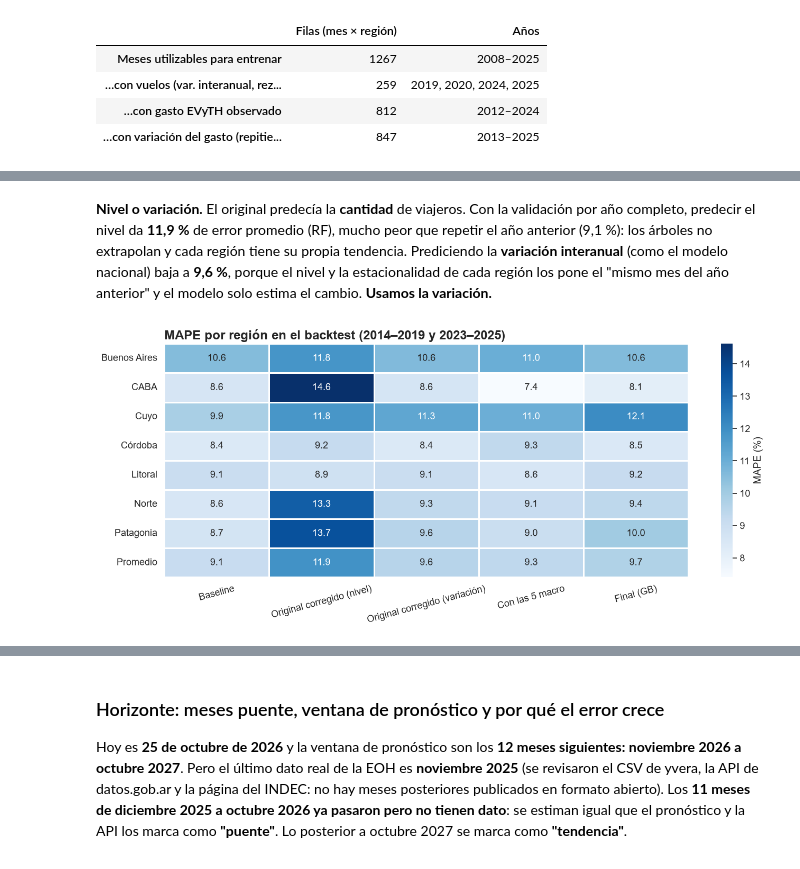
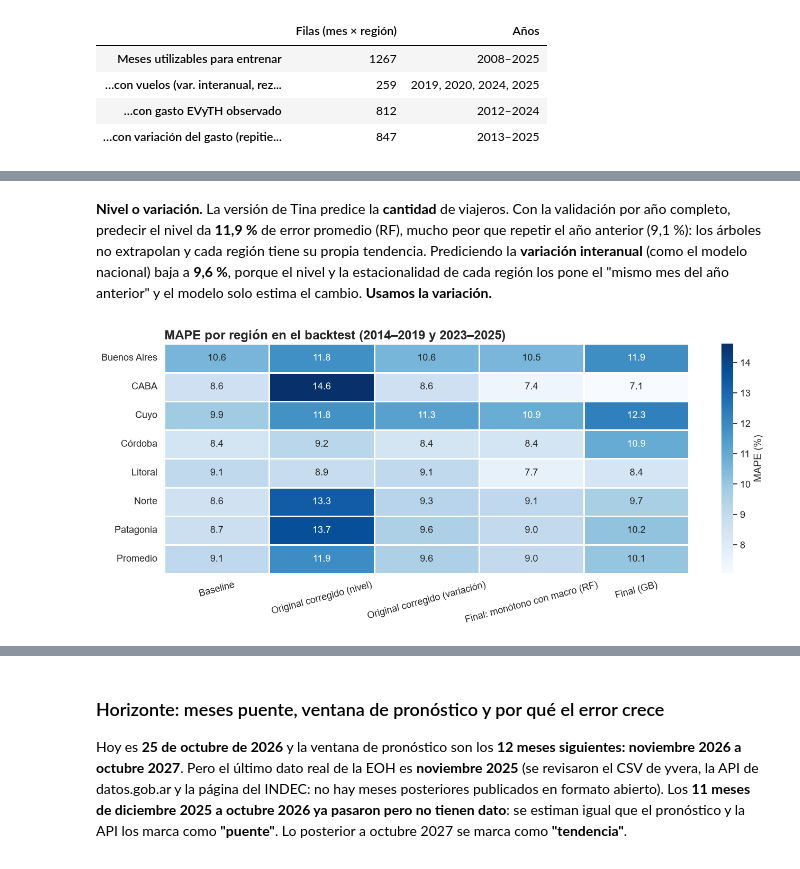
Before and after one commit to GianImpedovo/TPO-CD, a Jupyter notebook: notebooks/02_modelos.ipynb, the cells around one changed output, grey strips where cells are left out. Drawn from its saved outputs; the diff is of its cells as text; code cells hidden in the pictures.

```diff
--- a/notebooks/02_modelos.ipynb
+++ b/notebooks/02_modelos.ipynb
@@ -568,24 +569,24 @@ resumen_reg.round(2)
 | Tina corregida (nivel) | 9.12 | 11.91 | 12.35 |
 | Tina corregida (variación) | 9.12 | 9.56 | 9.70 |
 # %% [markdown]
-**Nivel o variación.** El original predecía la **cantidad** de viajeros. Con la validación por año completo, predecir el nivel da **11,9 %** de error promedio (RF), mucho peor que repetir el año anterior (9,1 %): los árboles no extrapolan y cada región tiene su propia tendencia. Prediciendo la **variación interanual** (como el modelo nacional) baja a **9,6 %**, porque el nivel y la estacionalidad de cada región los pone el "mismo mes del año anterior" y el modelo solo estima el cambio. **Usamos la variación.**
+**Nivel o variación.** La versión de Tina predice la **cantidad** de viajeros. Con la validación por año completo, predecir el nivel da **11,9 %** de error promedio (RF), mucho peor que repetir el año anterior (9,1 %): los árboles no extrapolan y cada región tiene su propia tendencia. Prediciendo la **variación interanual** (como el modelo nacional) baja a **9,6 %**, porque el nivel y la estacionalidad de cada región los pone el "mismo mes del año anterior" y el modelo solo estima el cambio. **Usamos la variación.**
 # %%
 tabla_reg = pd.DataFrame({
     "Baseline": mape_reg[("Final (con selección de variables)", BASE_R)],
     "Original corregido (nivel)": mape_reg[("Tina corregida (nivel)", "Random Forest")],
     "Original corregido (variación)": mape_reg[("Tina corregida (variación)", "Random Forest")],
-    "Con las 5 macro": mape_reg[("Tina + 5 macro", "Random Forest")],
+    "Final: monótono con macro (RF)": mape_reg[("Final (con selección de variables)", "Random Forest")],
     "Final (GB)": mape_reg[("Final (con selección de variables)", "Gradient Boosting")],
 })
 fig, ax = plt.subplots(figsize=(14, 6))
 sns.heatmap(tabla_reg, annot=True, fmt=".1f", cmap="Blues", linewidths=2, linecolor="white",
             cbar_kws={"label": "MAPE (%)"}, annot_kws={"size": 13}, ax=ax)
 ax.set(title="MAPE por región en el backtest (2014–2019 y 2023–2025)", xlabel="", ylabel="")
 ax.tick_params(axis="x", rotation=15)
 ax.grid(False)
 plt.tight_layout(); plt.show()
 # %% [output]
-[figure, old version]
+[figure, new version]
 # %%
 seleccion = pd.read_csv(PROCESSED / "seleccion_variables_region.csv")
 seleccion.columns = ["Variable que se suma", "MAPE promedio (%)", "¿Queda?"]
```
Also changed, not shown: parts of 20 cells of this notebook, 9 other files.
